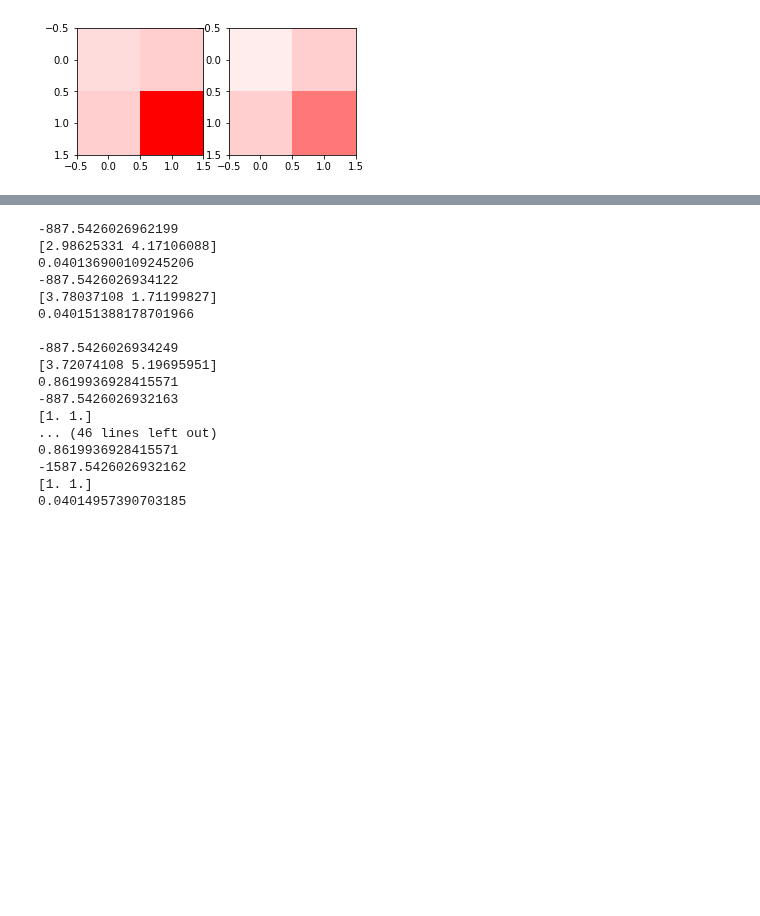
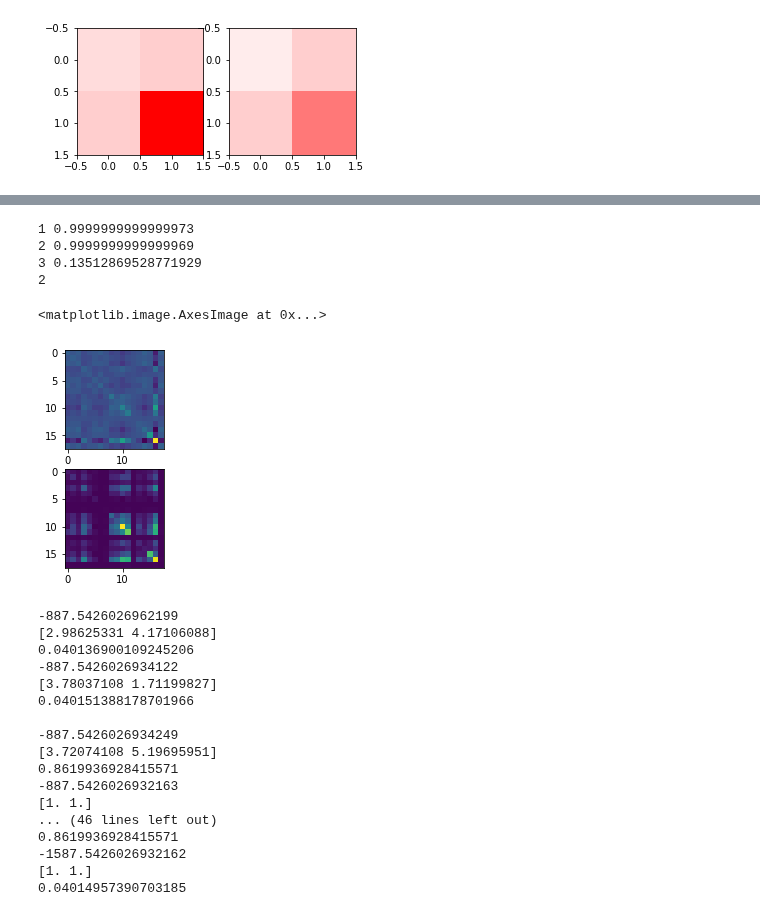
Before and after one commit to BouchardLab/noise_correlations, a Jupyter notebook: notebooks/factor_analysis.ipynb, the cells around one changed output, grey strips where cells are left out. Saved outputs shown, nothing was run; the diff lists cells and outputs as text; code cells hidden in the pictures; blank space fills up the shorter version.

```diff
--- a/notebooks/factor_analysis.ipynb
+++ b/notebooks/factor_analysis.ipynb
@@ -120,6 +95,16 @@ for ii in range(10):
 # %%
-ns = np.random.choice(np.arange(Y.shape[1]), replace=False, size=2)
+d = 18
+ns = np.random.choice(np.arange(Y.shape[1]), replace=False, size=d)
 s = np.unique(X)[0]
 idxs = np.equal(X, s)
 Yi = Y[idxs][:, ns]
 cov = np.cov(Yi.T)
+# %%
+kmax = (d - 1) // 2
+for k in range(1, kmax + 1):
+    model = FA(n_components=k, tol=1e-8, svd_method='lapack',
+               noise_variance_init=np.var(Yi, axis=0))
+    model.fit(Yi)
+    model0 = FA(n_components=k, tol=1e-8, svd_method='lapack')
+    model0.fit(Yi)
+    print(k, np.corrcoef(model.noise_variance_, model0.noise_variance_)[0, 1])
@@ -126,3 +120,18 @@ cov = np.cov(Yi.T)
+# %%
+model = FACov(Yi)
+print(model.k)
+# %% [output]
+1 0.9999999999999973
+2 0.9999999999999969
+3 0.13512869528771929
+2
+# %%
+fig, axes = plt.subplots(2)
+axes[0].imshow(model.params(sog.rvs(d))[1])
+axes[1].imshow(cov)
+# %% [output]
+<matplotlib.image.AxesImage at 0x...>
+[figure, added]
 # %%
 for ii in range(1, 10):
     model = FA(n_components=ii, tol=1e-8, svd_method='lapack', noise_variance_init=np.diag(cov))
```
Also changed, not shown: parts of 10 cells of this notebook, 2 other files.
